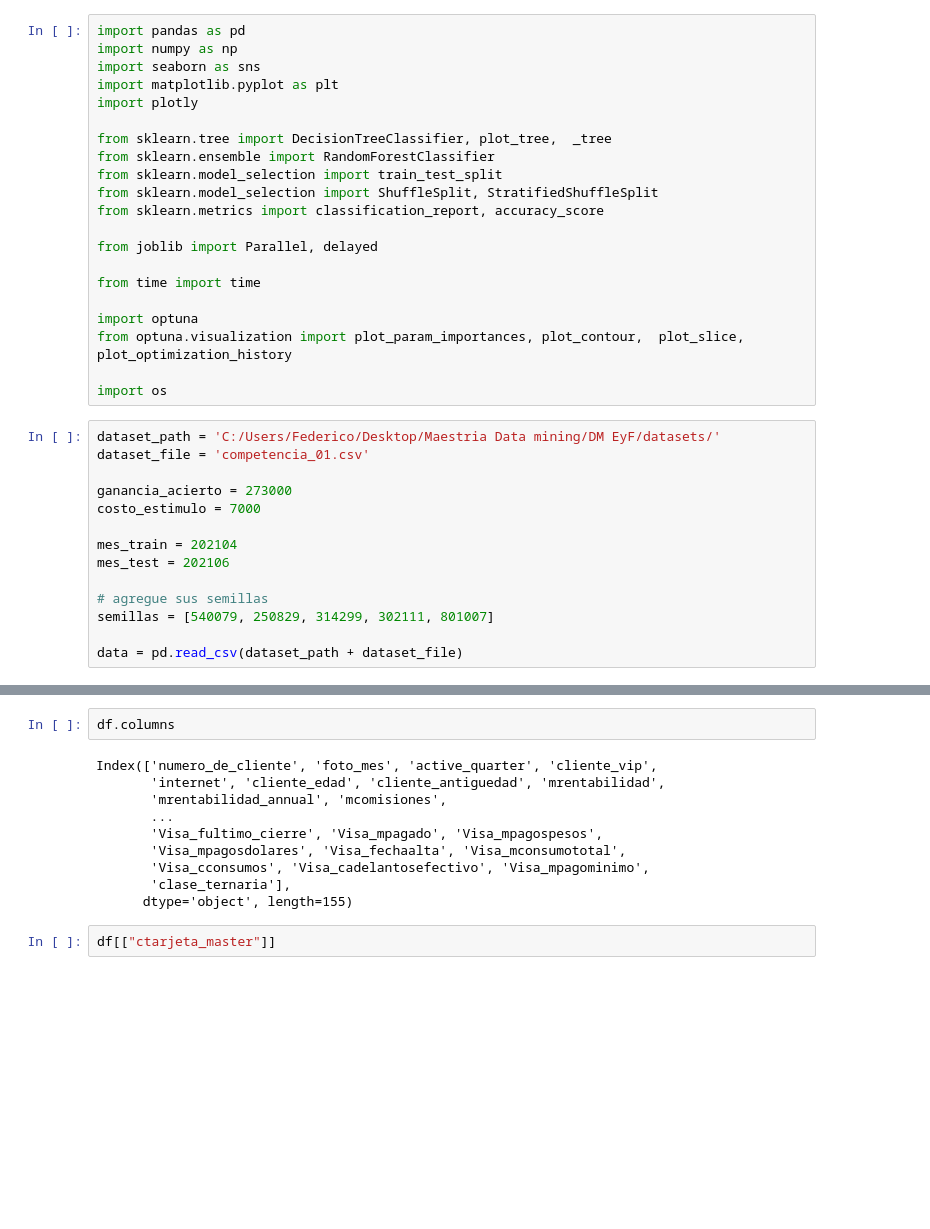
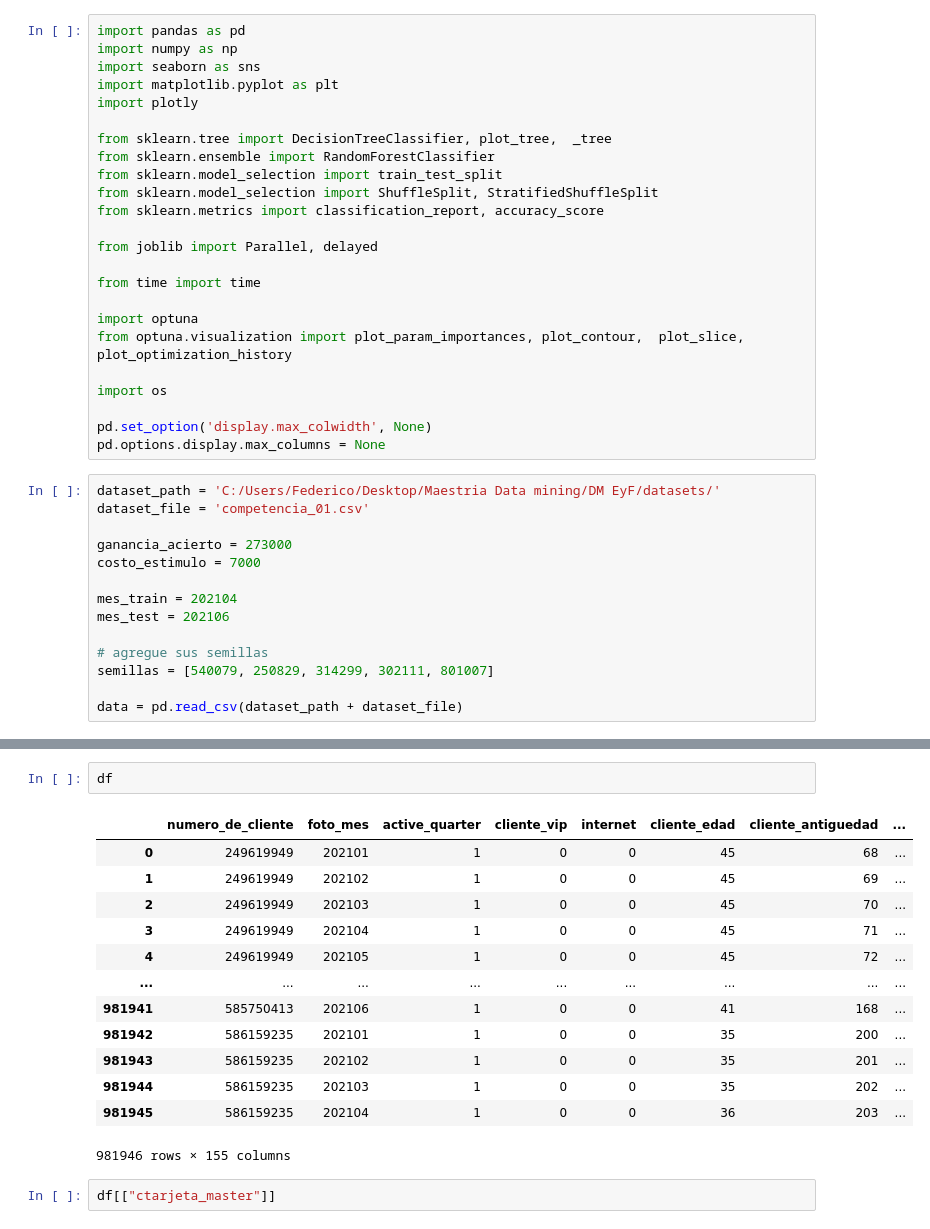
Before and after one commit to dmecoyfin/dmeyf2024, a Jupyter notebook: src/Competencia_1/Competencia_1.ipynb, the cells around one changed output, grey strips where cells are left out. Drawn from its saved outputs; the diff is of its cells as text; blank space fills up the shorter version.

```diff
--- a/src/Competencia_1/Competencia_1.ipynb
+++ b/src/Competencia_1/Competencia_1.ipynb
@@ -19,6 +19,9 @@ import optuna
 from optuna.visualization import plot_param_importances, plot_contour,  plot_slice, plot_optimization_history
 
 import os
+
+pd.set_option('display.max_colwidth', None)
+pd.options.display.max_columns = None
 # %%
 dataset_path = 'C:/Users/Federico/Desktop/Maestria Data mining/DM EyF/datasets/'
 dataset_file = 'competencia_01.csv'
@@ -50,15 +52,19 @@ df.describe()
 # %%
-df.columns
+df
 # %% [output]
+|  | numero_de_cliente | foto_mes | active_quarter | cliente_vip | internet | cliente_edad | cliente_antiguedad | ... |
+| 0 | 249619949 | 202101 | 1 | 0 | 0 | 45 | 68 | ... |
+| 1 | 249619949 | 202102 | 1 | 0 | 0 | 45 | 69 | ... |
+| 2 | 249619949 | 202103 | 1 | 0 | 0 | 45 | 70 | ... |
+| 3 | 249619949 | 202104 | 1 | 0 | 0 | 45 | 71 | ... |
+| 4 | 249619949 | 202105 | 1 | 0 | 0 | 45 | 72 | ... |
+| ... | ... | ... | ... | ... | ... | ... | ... | ... |
+| 981941 | 585750413 | 202106 | 1 | 0 | 0 | 41 | 168 | ... |
+| 981942 | 586159235 | 202101 | 1 | 0 | 0 | 35 | 200 | ... |
+| 981943 | 586159235 | 202102 | 1 | 0 | 0 | 35 | 201 | ... |
+| 981944 | 586159235 | 202103 | 1 | 0 | 0 | 35 | 202 | ... |
+| 981945 | 586159235 | 202104 | 1 | 0 | 0 | 36 | 203 | ... |
-Index(['numero_de_cliente', 'foto_mes', 'active_quarter', 'cliente_vip',
-       'internet', 'cliente_edad', 'cliente_antiguedad', 'mrentabilidad',
-       'mrentabilidad_annual', 'mcomisiones',
-       ...
-       'Visa_fultimo_cierre', 'Visa_mpagado', 'Visa_mpagospesos',
-       'Visa_mpagosdolares', 'Visa_fechaalta', 'Visa_mconsumototal',
-       'Visa_cconsumos', 'Visa_cadelantosefectivo', 'Visa_mpagominimo',
-       'clase_ternaria'],
-      dtype='object', length=155)
+981946 rows × 155 columns
 # %%
 df[["ctarjeta_master"]]
 # %% [output]
```
Also changed, not shown: parts of 1 cell of this notebook, 4 other files.
